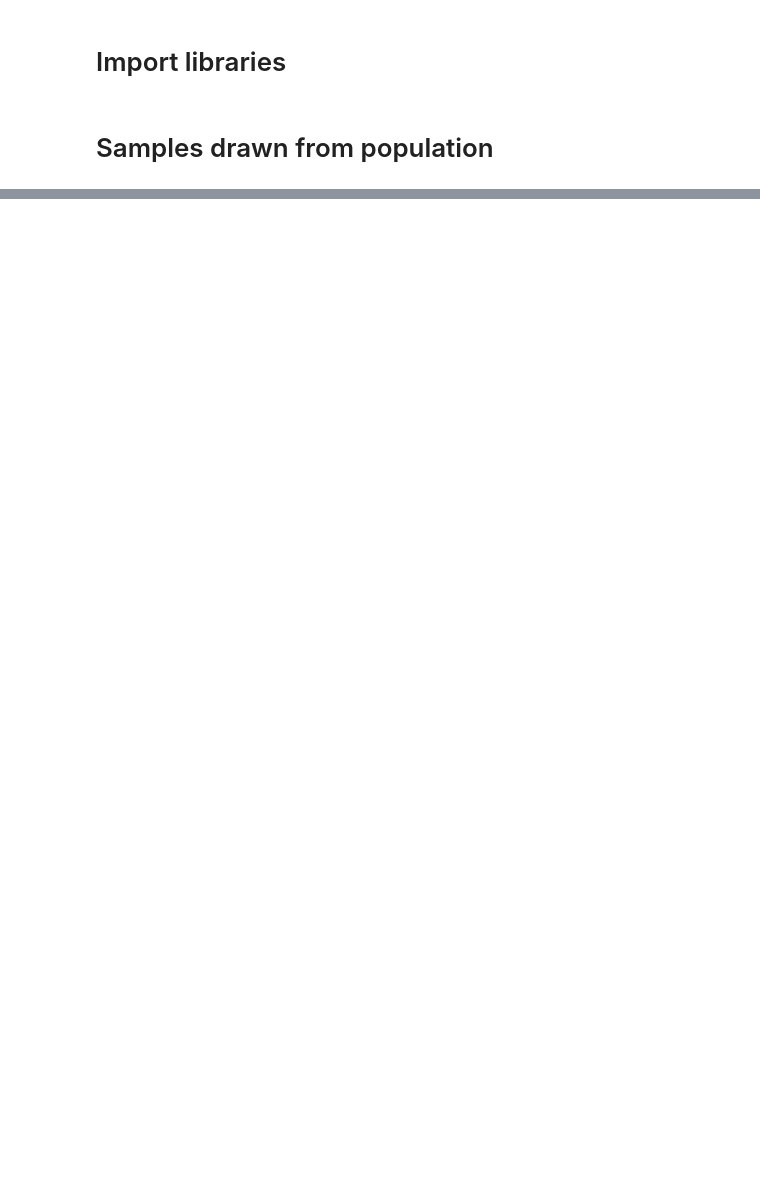
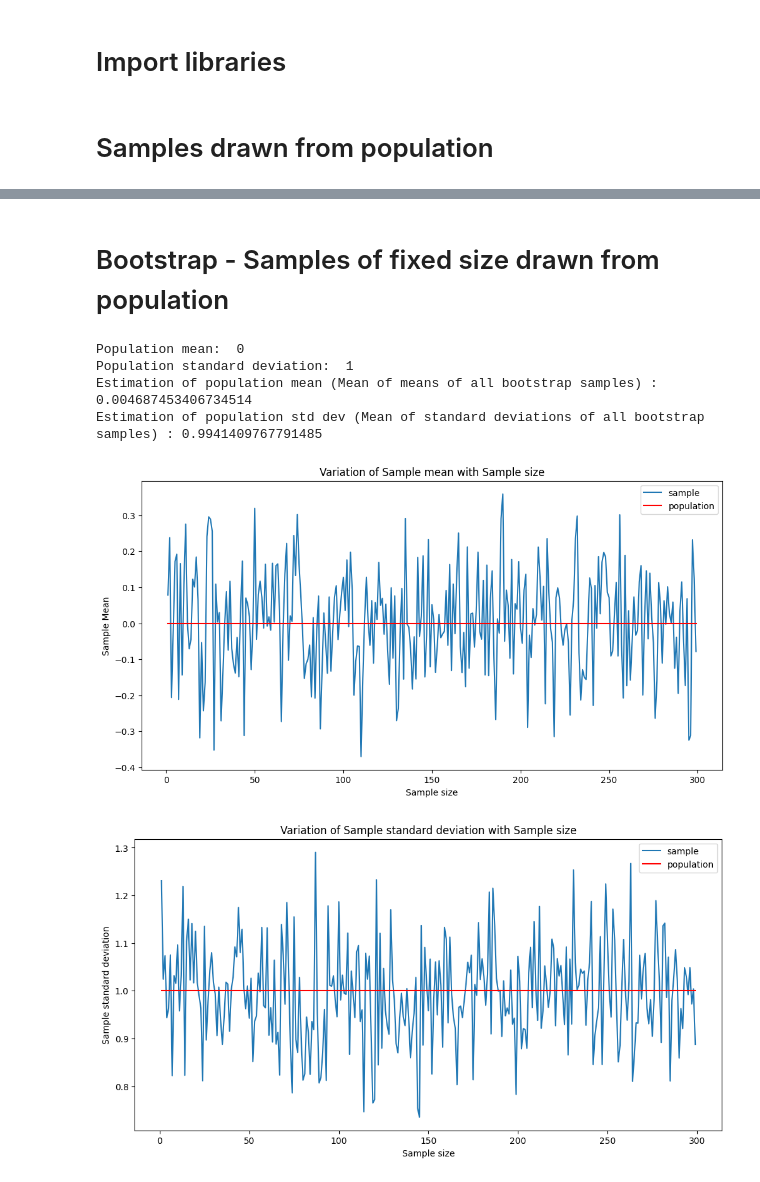
Before and after one commit to kunalkundu30/bootstrapping-fundamentals, a Jupyter notebook: bootstrapping.ipynb, the cells around one changed output, grey strips where cells are left out. Drawn from its saved outputs; the diff is of its cells as text; code cells hidden in the pictures; blank space fills up the shorter version.

```diff
--- a/bootstrapping.ipynb
+++ b/bootstrapping.ipynb
@@ -41 +53,56 @@ plt.show()
+# %% [markdown]
+# Bootstrap - Samples of fixed size drawn from population
+# %%
+# Samples drawn from normal distribution
+
+no_of_samples = 300
+sample_size = 50
+result={}
+
+population_mean = 0
+population_std_dev = 1
+
+for sample_no in range(1,no_of_samples):
+    sample = np.random.normal(loc=population_mean,scale=population_std_dev,size=sample_size)
+    sample_mean = sample.mean()
+    sample_std_dev = np.sqrt(np.var(sample,ddof=1))
+    result[sample_no] = [sample_mean, sample_std_dev]
+
+means = [sample_result[0] for sample_result in result.values()]
+std_devs = [sample_result[1] for sample_result in result.values()]
+sample_nos = result.keys()
+
+print("Population mean: ", population_mean)
+print("Population standard deviation: ", population_std_dev)
+
+estimation_of_population_mean = np.array(means).mean()
+estimation_of_population_std_dev = np.array(std_devs).mean()
+print("Estimation of population mean (Mean of means of all bootstrap samples) :",estimation_of_population_mean)
+print("Estimation of population std dev (Mean of standard deviations of all bootstrap samples) :",estimation_of_population_std_dev)
+
+# Plot graphs
+plt.figure(figsize=(12,6))
+plt.plot(sample_nos, means,label='sample')
+plt.plot(sample_nos,[population_mean]*len(sample_nos),color='r',label='population')
+plt.xlabel("Sample size")
+plt.ylabel("Sample Mean")
+plt.title("Variation of Sample mean with Sample size")
+plt.legend()
+plt.show()
+
+plt.figure(figsize=(12,6))
+plt.plot(sample_nos, std_devs,label='sample')
+plt.plot(sample_nos,[population_std_dev]*len(sample_nos),color='r',label='population')
+plt.xlabel("Sample size")
+plt.ylabel("Sample standard deviation")
+plt.title("Variation of Sample standard deviation with Sample size")
+plt.legend()
+plt.show()
+# %% [output]
+Population mean:  0
+Population standard deviation:  1
+Estimation of population mean (Mean of means of all bootstrap samples) : 0.004687453406734514
+Estimation of population std dev (Mean of standard deviations of all bootstrap samples) : 0.9941409767791485
+[figure, added]
+[figure, added]
 # %% [markdown]
```
Also changed, not shown: parts of 5 cells of this notebook.
